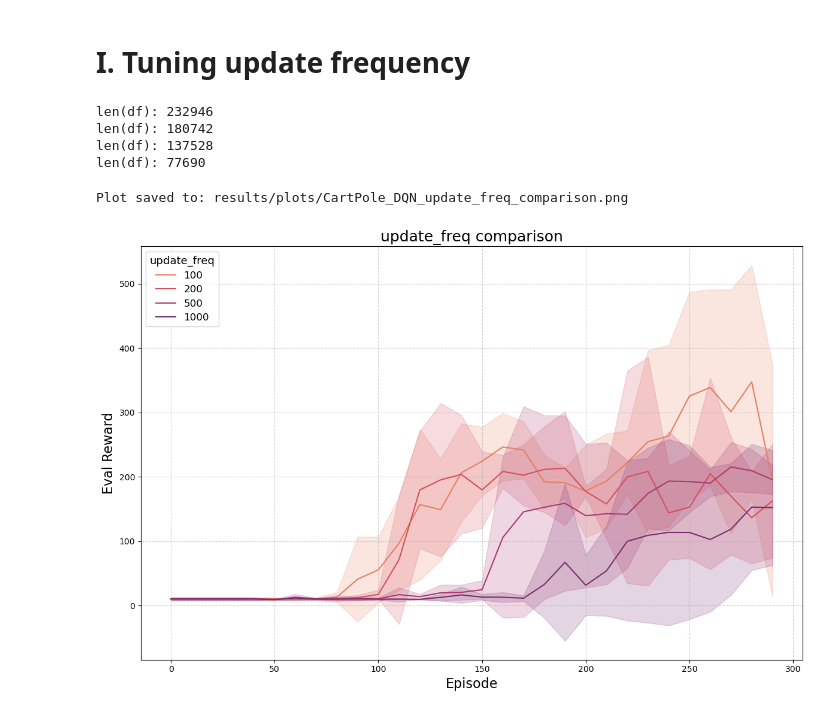
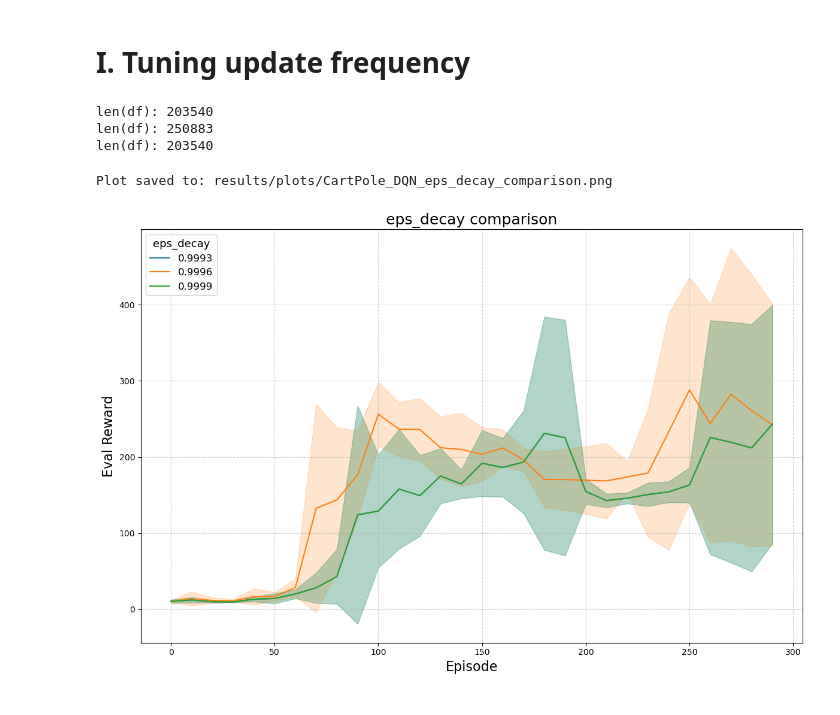
Before and after one commit to marziof/deep-rl-project, a Jupyter notebook: DQN_exploration.ipynb, the cells around one changed output. Saved outputs shown, nothing was run; the diff lists cells and outputs as text; code cells hidden in the pictures.

```diff
--- a/DQN_exploration.ipynb
+++ b/DQN_exploration.ipynb
@@ -9,22 +9,23 @@ from src.utils.plotting import plot_learning_curve, plot_env_curves, plot_param_
 # %%
 DATA_DIR = os.path.join("results", "data", "CartPole_DQN")
 
-freqs = [100, 200, 500, 1000]
+epss = [0.9993, 0.9996, 0.9999]
+n_episodes = 300
 
 dfs = []
-for freq in freqs:
-    FILE_PATH = os.path.join(DATA_DIR, f"dqn_CartPole-v1_logs_freq{freq}.csv")
+for eps_decay in epss:
+    eps_decay_str = str(eps_decay).replace(".", "")
+    FILE_PATH = os.path.join(DATA_DIR, f"dqn_CartPole-v1_logs_nep{n_episodes}_eps{eps_decay_str}.csv")
     df = pd.read_csv(FILE_PATH)
-    df["update_freq"] = freq
+    df["eps_decay"] = eps_decay
     dfs.append(df)
     print("len(df):", len(df))
 
 df_combined = pd.concat(dfs, ignore_index=True)
 # %% [output]
-len(df): 232946
-len(df): 180742
-len(df): 137528
-len(df): 77690
+len(df): 203540
+len(df): 250883
+len(df): 203540
 # %%
 import matplotlib.pyplot as plt
 import seaborn as sns
@@ -75,10 +76,13 @@ def plot_param_comparison(
     df_plot["episode"] = df_plot["episode"] * eval_interval
 
 
-    palette = sns.color_palette(
-        "flare",
-        n_colors=df_plot[param].nunique()
-    )
+    # palette = sns.color_palette(
+    #     "flare",
+    #     n_colors=df_plot[param].nunique()
+    # )
+    #palette = sns.color_palette("Spectral", as_cmap=True)
+    palette = sns.color_palette()
+
 
     sns.lineplot(
         data=df_plot,
@@ -110,8 +114,8 @@ def plot_param_comparison(
     plt.show()
     plt.close()
 # %%
-SAVE_PATH = os.path.join("results", "plots", "CartPole_DQN_update_freq_comparison.png")
-plot_param_comparison(df_combined, metric="eval_reward", param="update_freq", save_path=SAVE_PATH)
+SAVE_PATH = os.path.join("results", "plots", "CartPole_DQN_eps_decay_comparison.png")
+plot_param_comparison(df_combined, metric="eval_reward", param="eps_decay", save_path=SAVE_PATH)
 # %% [output]
-Plot saved to: results/plots/CartPole_DQN_update_freq_comparison.png
+Plot saved to: results/plots/CartPole_DQN_eps_decay_comparison.png
-[figure, old version]
+[figure, new version]
```
